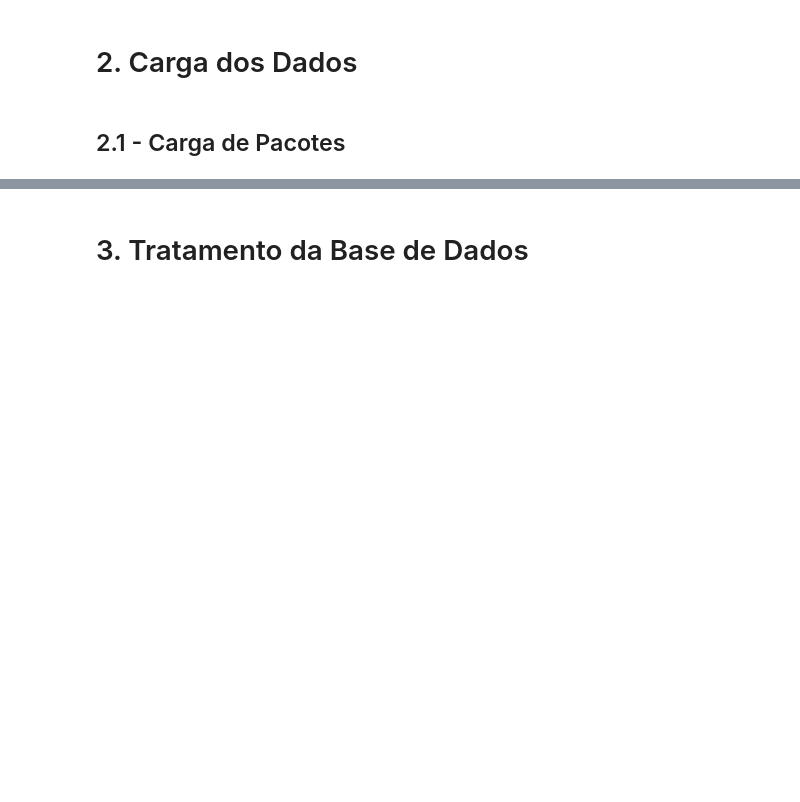
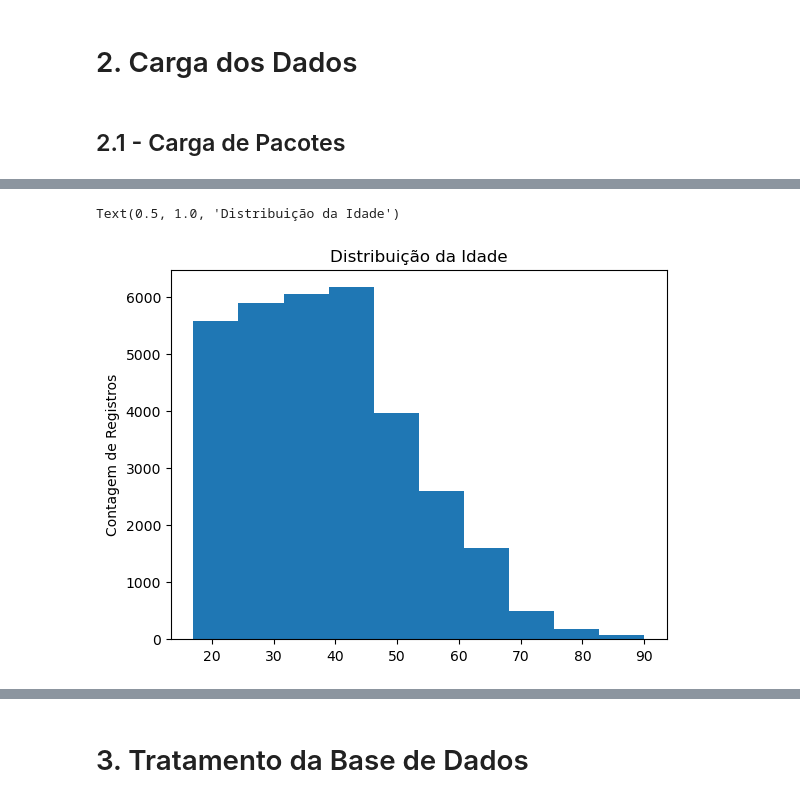
Before and after one commit to marcosmorais94/aws_analytics, a Jupyter notebook: linear-lernear-census.ipynb, the cells around one changed output, grey strips where cells are left out. Cells and saved outputs as stored; diff of their text form; code cells hidden in the pictures; blank space fills up the shorter version.

```diff
--- a/linear-lernear-census.ipynb
+++ b/linear-lernear-census.ipynb
@@ -22,0 +80,11 @@ warnings.filterwarnings('ignore')
+# %%
+# Histograma da idade
+# A maior parte da população do dataset está abaixo da casa dos 50 anos
+
+plt.hist(x = base_census['age'])
+plt.ylabel('Idade')
+plt.ylabel('Contagem de Registros')
+plt.title('Distribuição da Idade')
+# %% [output]
+Text(0.5, 1.0, 'Distribuição da Idade')
+[figure, added]
```
Also changed, not shown: parts of 5 cells of this notebook.
